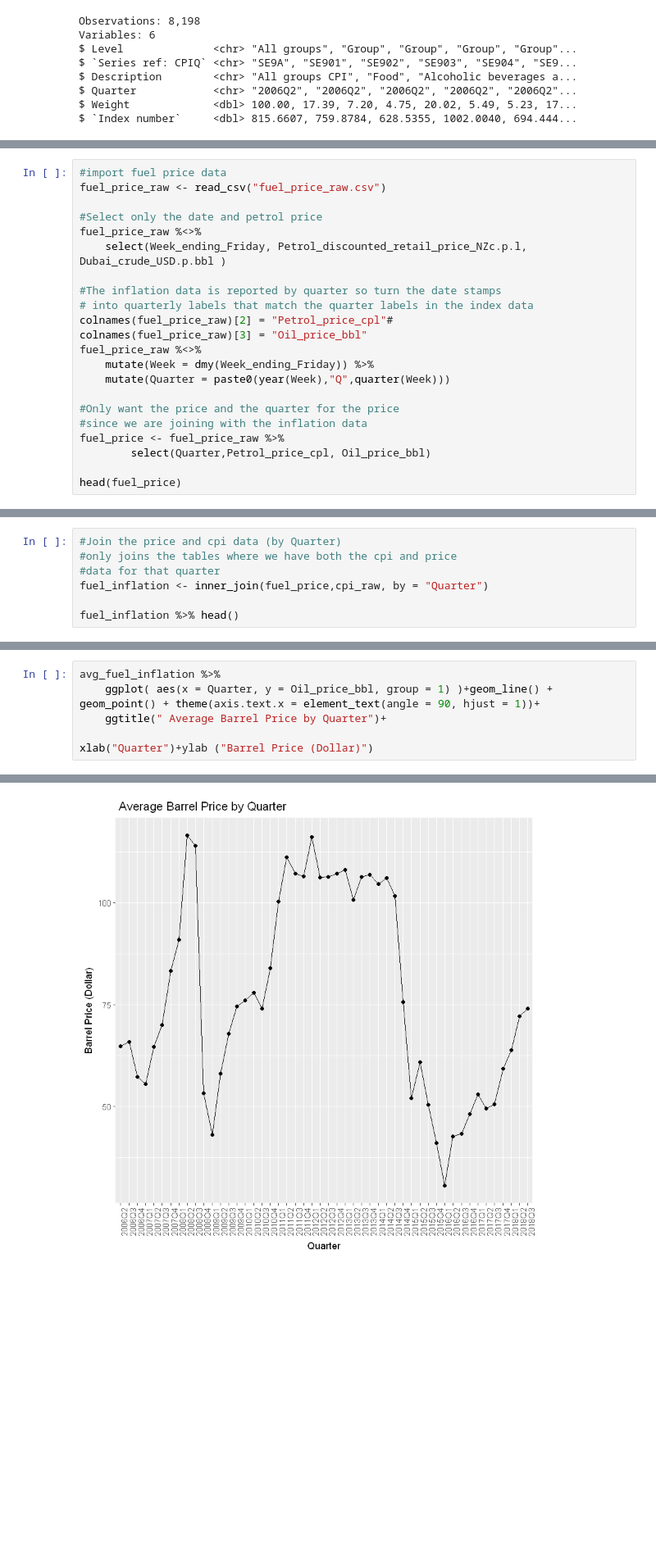
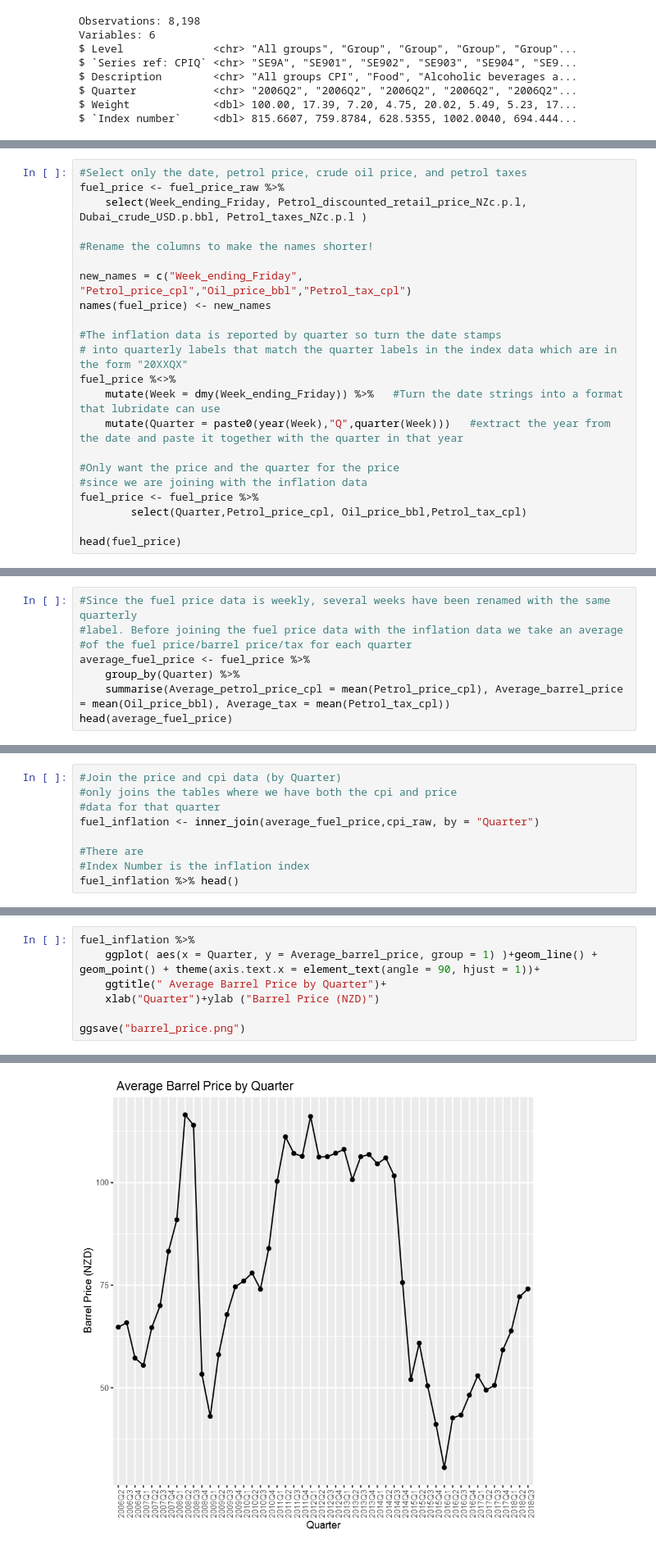
Before and after one commit to william-patt/DATA201-Group-project, a Jupyter notebook: Fuel_price_inflation_calcs.ipynb, the cells around one changed output, grey strips where cells are left out. Shown at 82% size. Drawn from its saved outputs; the diff is of its cells as text; blank space fills up the shorter version.

```diff
--- a/Fuel_price_inflation_calcs.ipynb
+++ b/Fuel_price_inflation_calcs.ipynb
@@ -88,23 +70,23 @@ tail(fuel_price_raw)
 # %%
-#import fuel price data
-fuel_price_raw <- read_csv("fuel_price_raw.csv")
+#Select only the date, petrol price, crude oil price, and petrol taxes
+fuel_price <- fuel_price_raw %>%
+    select(Week_ending_Friday, Petrol_discounted_retail_price_NZc.p.l, Dubai_crude_USD.p.bbl, Petrol_taxes_NZc.p.l )
 
-#Select only the date and petrol price
-fuel_price_raw %<>%
-    select(Week_ending_Friday, Petrol_discounted_retail_price_NZc.p.l, Dubai_crude_USD.p.bbl )
+#Rename the columns to make the names shorter!
+
+new_names = c("Week_ending_Friday", "Petrol_price_cpl","Oil_price_bbl","Petrol_tax_cpl")
+names(fuel_price) <- new_names
 
 #The inflation data is reported by quarter so turn the date stamps
-# into quarterly labels that match the quarter labels in the index data
-colnames(fuel_price_raw)[2] = "Petrol_price_cpl"#
-colnames(fuel_price_raw)[3] = "Oil_price_bbl"
-fuel_price_raw %<>%
-    mutate(Week = dmy(Week_ending_Friday)) %>%
-    mutate(Quarter = paste0(year(Week),"Q",quarter(Week)))
+# into quarterly labels that match the quarter labels in the index data which are in the form "20XXQX"
+fuel_price %<>%
+    mutate(Week = dmy(Week_ending_Friday)) %>%   #Turn the date strings into a format that lubridate can use
+    mutate(Quarter = paste0(year(Week),"Q",quarter(Week)))   #extract the year from the date and paste it together with the quarter in that year
 
 #Only want the price and the quarter for the price
 #since we are joining with the inflation data
-fuel_price <- fuel_price_raw %>%
-        select(Quarter,Petrol_price_cpl, Oil_price_bbl)
+fuel_price <- fuel_price %>%
+        select(Quarter,Petrol_price_cpl, Oil_price_bbl,Petrol_tax_cpl)
 
 head(fuel_price)
 # %% [output]
@@ -125,0 +100,8 @@ See spec(...) for full column specifications.
+# %%
+#Since the fuel price data is weekly, several weeks have been renamed with the same quarterly
+#label. Before joining the fuel price data with the inflation data we take an average
+#of the fuel price/barrel price/tax for each quarter
+average_fuel_price <- fuel_price %>%
+    group_by(Quarter) %>%
+    summarise(Average_petrol_price_cpl = mean(Petrol_price_cpl), Average_barrel_price = mean(Oil_price_bbl), Average_tax = mean(Petrol_tax_cpl))
+head(average_fuel_price)
@@ -127,7 +117,9 @@ See spec(...) for full column specifications.
 #Join the price and cpi data (by Quarter)
 #only joins the tables where we have both the cpi and price
 #data for that quarter
-fuel_inflation <- inner_join(fuel_price,cpi_raw, by = "Quarter")
+fuel_inflation <- inner_join(average_fuel_price,cpi_raw, by = "Quarter")
 
+#There are
+#Index Number is the inflation index
 fuel_inflation %>% head()
 # %% [output]
@@ -195,7 +177,8 @@ avg_fuel_inflation%>%
 # %%
-avg_fuel_inflation %>%
-    ggplot( aes(x = Quarter, y = Oil_price_bbl, group = 1) )+geom_line() + geom_point() + theme(axis.text.x = element_text(angle = 90, hjust = 1))+
+fuel_inflation %>%
+    ggplot( aes(x = Quarter, y = Average_barrel_price, group = 1) )+geom_line() + geom_point() + theme(axis.text.x = element_text(angle = 90, hjust = 1))+
     ggtitle(" Average Barrel Price by Quarter")+
+    xlab("Quarter")+ylab ("Barrel Price (NZD)")
 
-xlab("Quarter")+ylab ("Barrel Price (Dollar)")
+ggsave("barrel_price.png")
 # %% [output]
@@ -202,3 +186,3 @@ xlab("Quarter")+ylab ("Barrel Price (Dollar)")
-[figure, old version]
+[figure, new version]
 # %%
 #Plot the inflation adjusted price data
```
Also changed, not shown: parts of 17 cells of this notebook, 1 other file.
